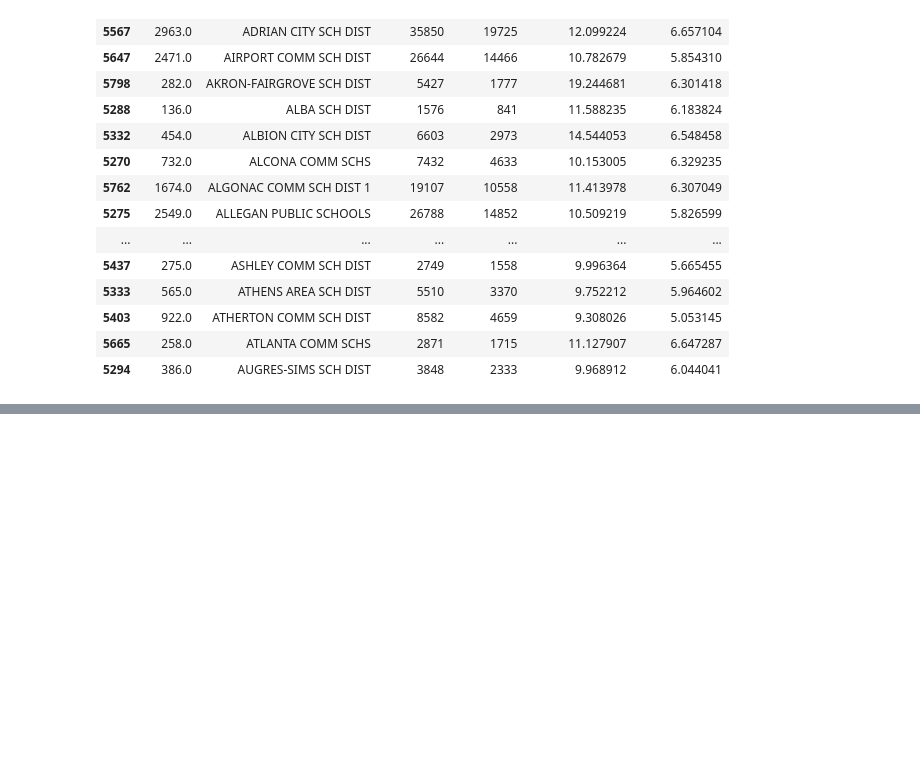
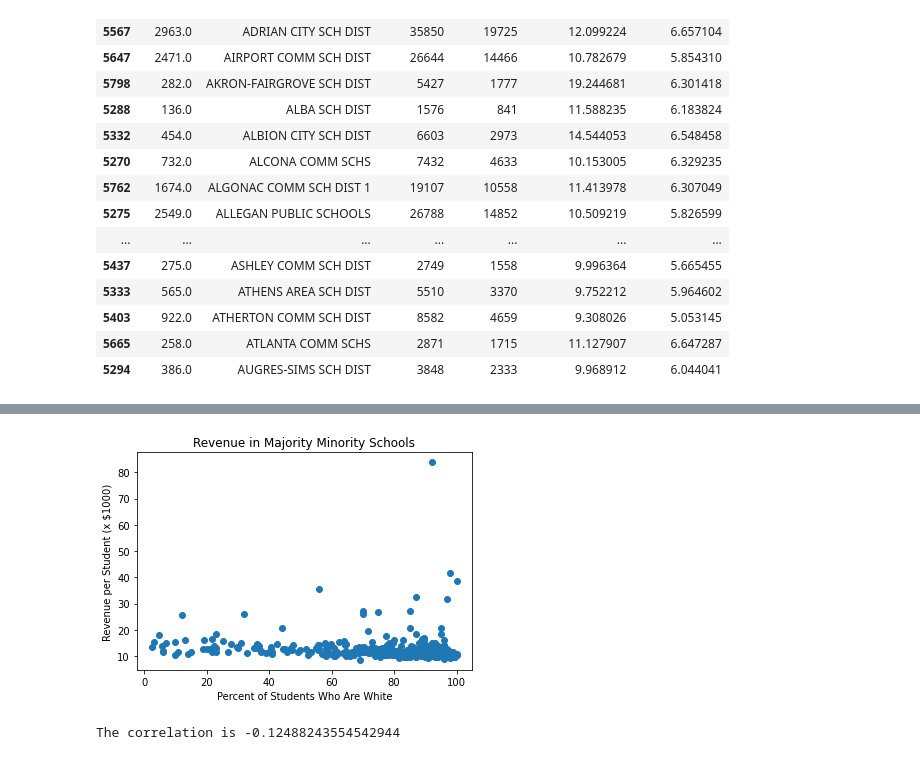
Before and after one commit to robertodiazbriones/Project_2, a Jupyter notebook: Education_finance_exploration.ipynb, the cells around one changed output, grey strips where cells are left out. Cells and saved outputs as stored; diff of their text form; code cells hidden in the pictures; blank space fills up the shorter version.

```diff
--- a/Education_finance_exploration.ipynb
+++ b/Education_finance_exploration.ipynb
@@ -658,0 +774,17 @@ mi_fin_16_clean.to_csv('desktop/p_2_data/district_revenue.csv')
+# %%
+#how does total revenue relate to the percentage of minorities?
+
+plt.scatter(full_df['ave_prcnt_wht'], full_df['tot_rev_per_s'])
+
+plt.xlabel('Percent of Students Who Are White')
+plt.title('Revenue in Majority Minority Schools')
+plt.ylabel('Revenue per Student (x $1000)')
+
+plt.show()
+
+r_val9 = sp.pearsonr(full_df['ave_prcnt_wht'], full_df['tot_rev_per_s'])
+
+print(f'The correlation is {r_val9[0]}')
+# %% [output]
+[figure, added]
+The correlation is -0.12488243554542944
```
Also changed, not shown: parts of 10 cells of this notebook.
